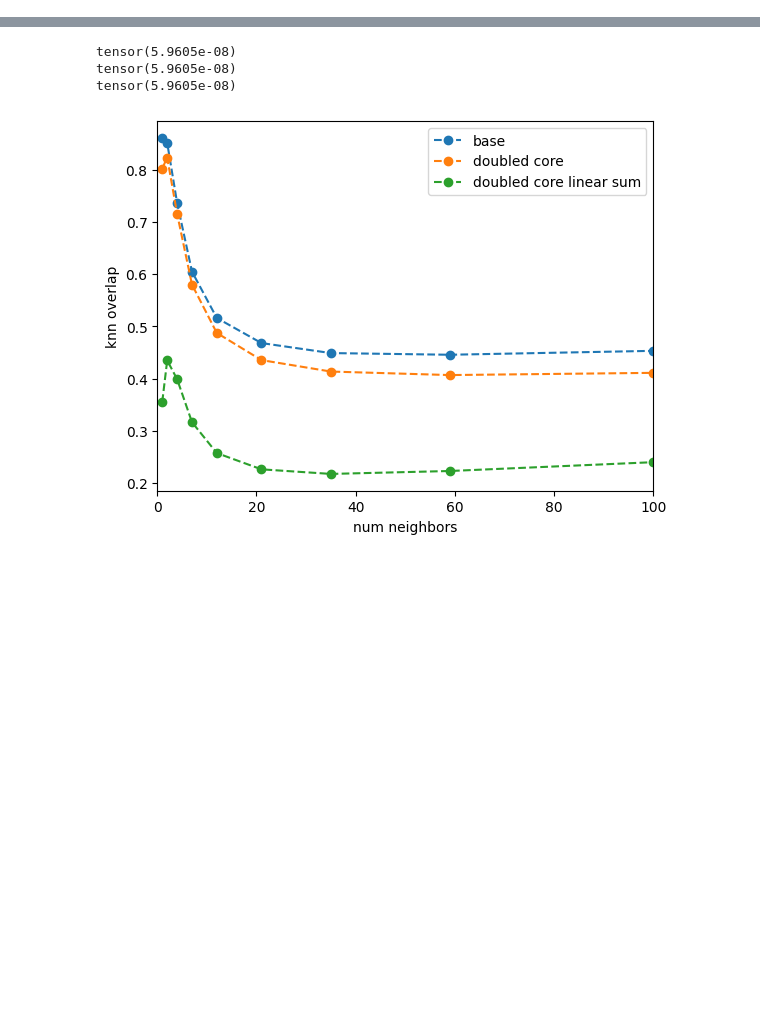
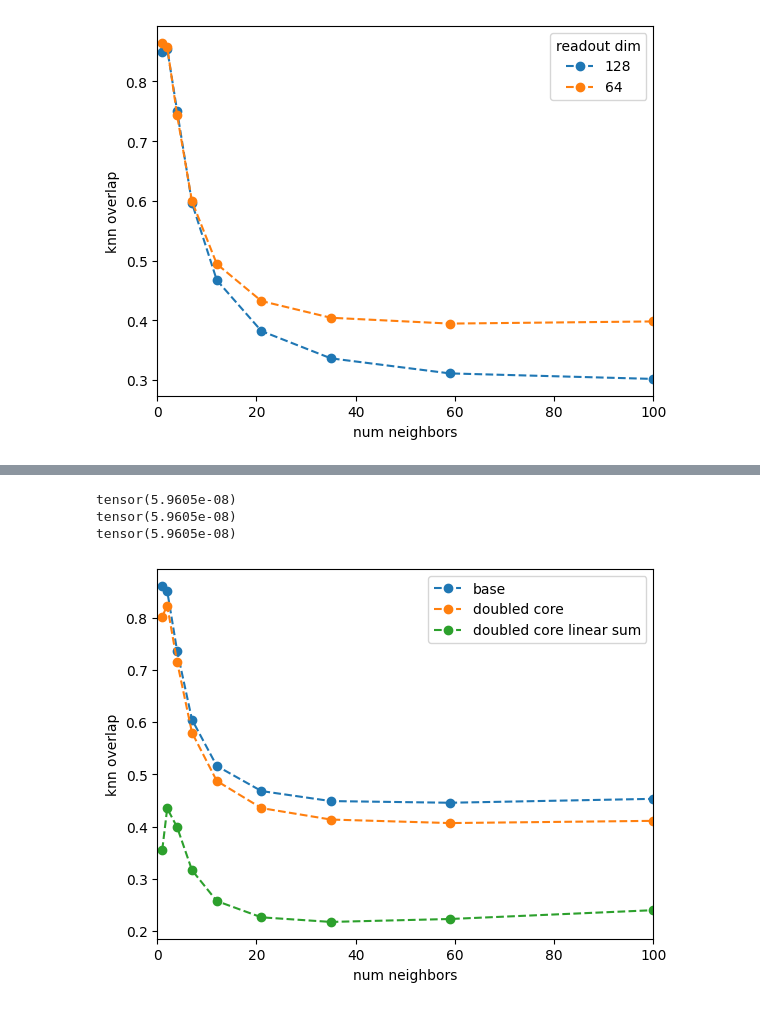
Before and after one commit to NathanSoeding/sensorium, a Jupyter notebook: small_readout_vectors/knn_consistency.ipynb, the cells around one changed output, grey strips where cells are left out. Cells and saved outputs as stored; diff of their text form; code cells hidden in the pictures; blank space fills up the shorter version.

```diff
--- a/small_readout_vectors/knn_consistency.ipynb
+++ b/small_readout_vectors/knn_consistency.ipynb
@@ -60,3 +83,16 @@ def get_curve(k_range, all_features):
+# %%
+labels = [128, 64]
+for curve, label in zip(curves, labels):
+    plt.plot(k_range, curve, label=label, ls='--', marker='o')
+
+plt.legend(title='readout dim')
+plt.xlabel('num neighbors')
+plt.ylabel('knn overlap')
+plt.xlim(0, 100)
+plt.savefig('plots/knn_overlap_base.png')
+plt.show()
+# %% [output]
+[figure, added]
 # %%
 model_paths_128 = [
     'runs/base/exp0/model_weights.pth',
```
Also changed, not shown: parts of 7 cells of this notebook, 9 other files.
